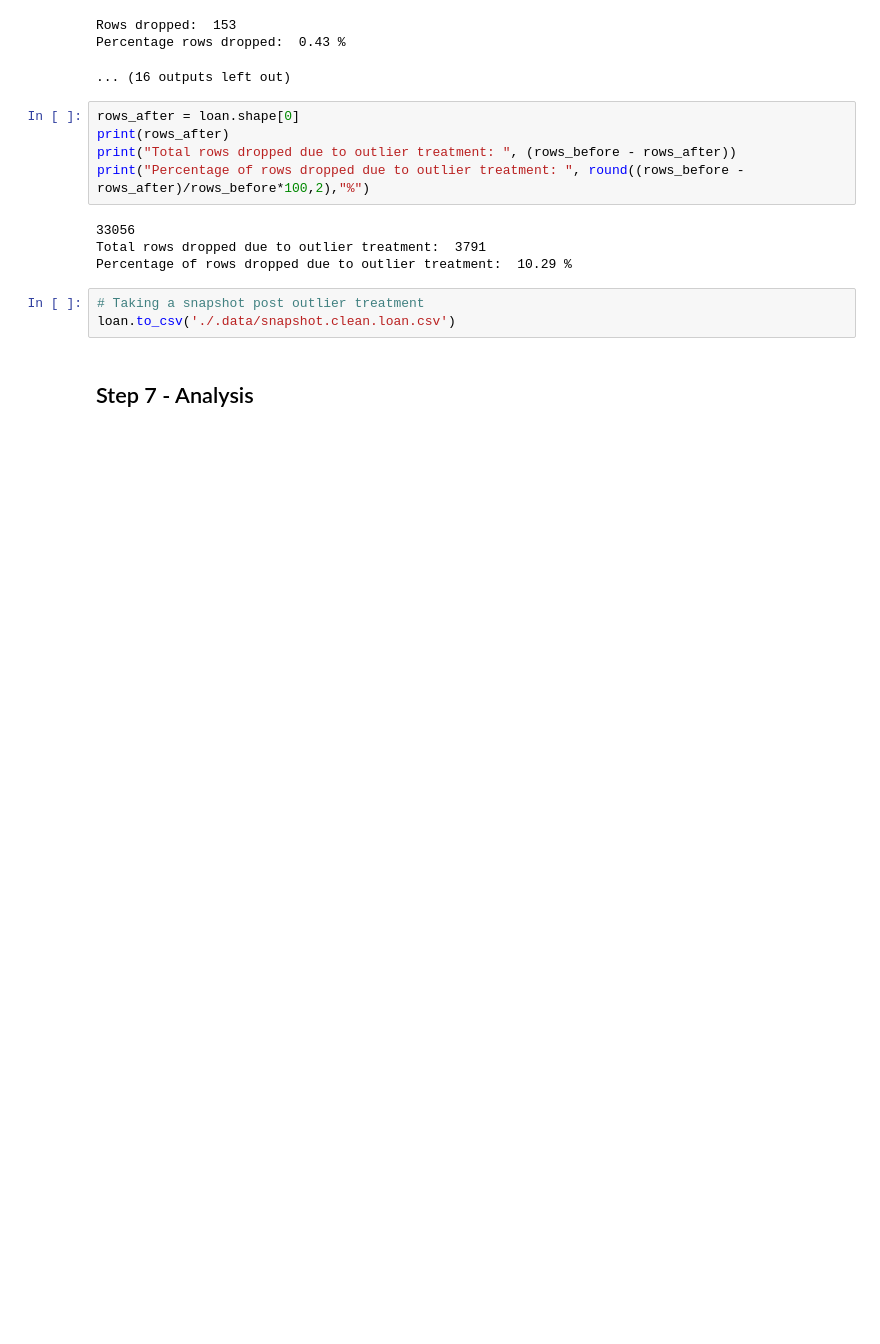
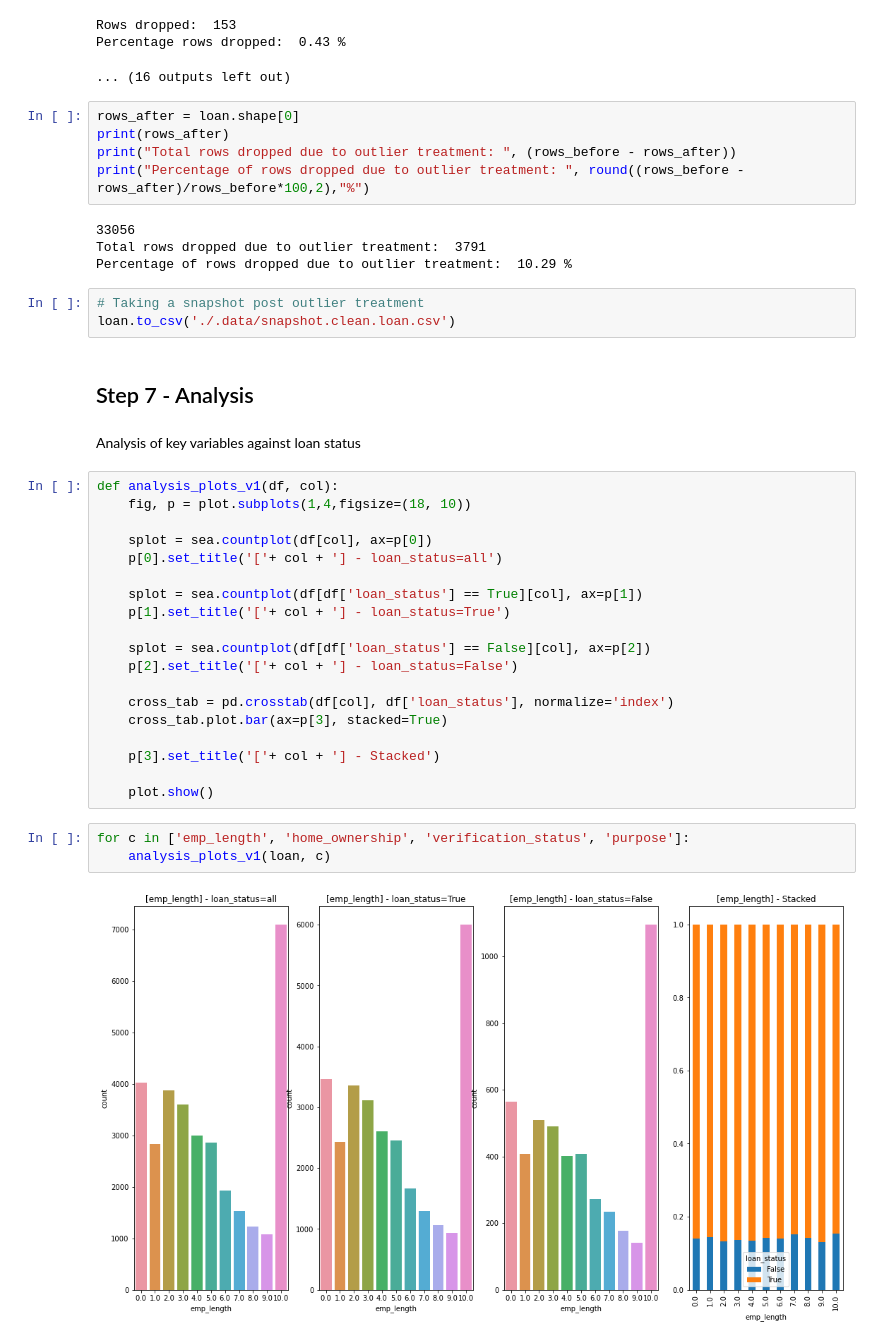
Before and after one commit to slahiri/LendingClubCaseStudy, a Jupyter notebook: Siddhartha_Lahiri.ipynb, the cells around one changed output. Drawn from its saved outputs; the diff is of its cells as text; blank space fills up the shorter version.

Commit message:
added ordered column analysis

```diff
--- a/Siddhartha_Lahiri.ipynb
+++ b/Siddhartha_Lahiri.ipynb
@@ -644,3 +644,29 @@ Percentage of rows dropped due to outlier treatment:  10.29 %
 loan.to_csv('./.data/snapshot.clean.loan.csv')
 # %% [markdown]
 ## Step 7 - Analysis
+# %% [markdown]
+Analysis of key variables against loan status
+# %%
+def analysis_plots_v1(df, col):
+    fig, p = plot.subplots(1,4,figsize=(18, 10))
+
+    splot = sea.countplot(df[col], ax=p[0])
+    p[0].set_title('['+ col + '] - loan_status=all')
+
+    splot = sea.countplot(df[df['loan_status'] == True][col], ax=p[1])
+    p[1].set_title('['+ col + '] - loan_status=True')
+
+    splot = sea.countplot(df[df['loan_status'] == False][col], ax=p[2])
+    p[2].set_title('['+ col + '] - loan_status=False')
+
+    cross_tab = pd.crosstab(df[col], df['loan_status'], normalize='index')
+    cross_tab.plot.bar(ax=p[3], stacked=True)
+
+    p[3].set_title('['+ col + '] - Stacked')
+
+    plot.show()
+# %%
+for c in ['emp_length', 'home_ownership', 'verification_status', 'purpose']:
+    analysis_plots_v1(loan, c)
+# %% [output]
+[figure, added]
```
Also changed, not shown: parts of 1 cell of this notebook.
